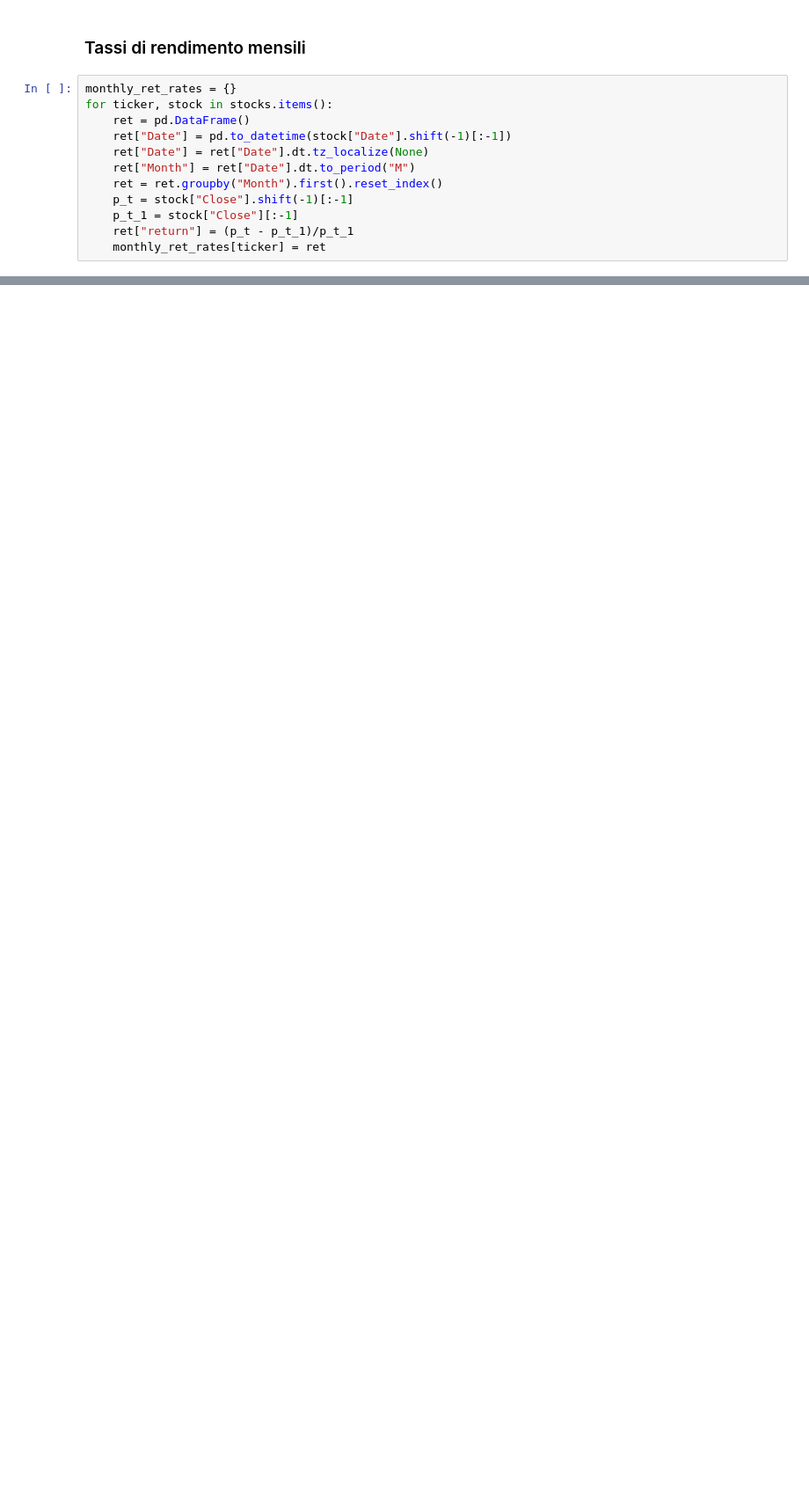
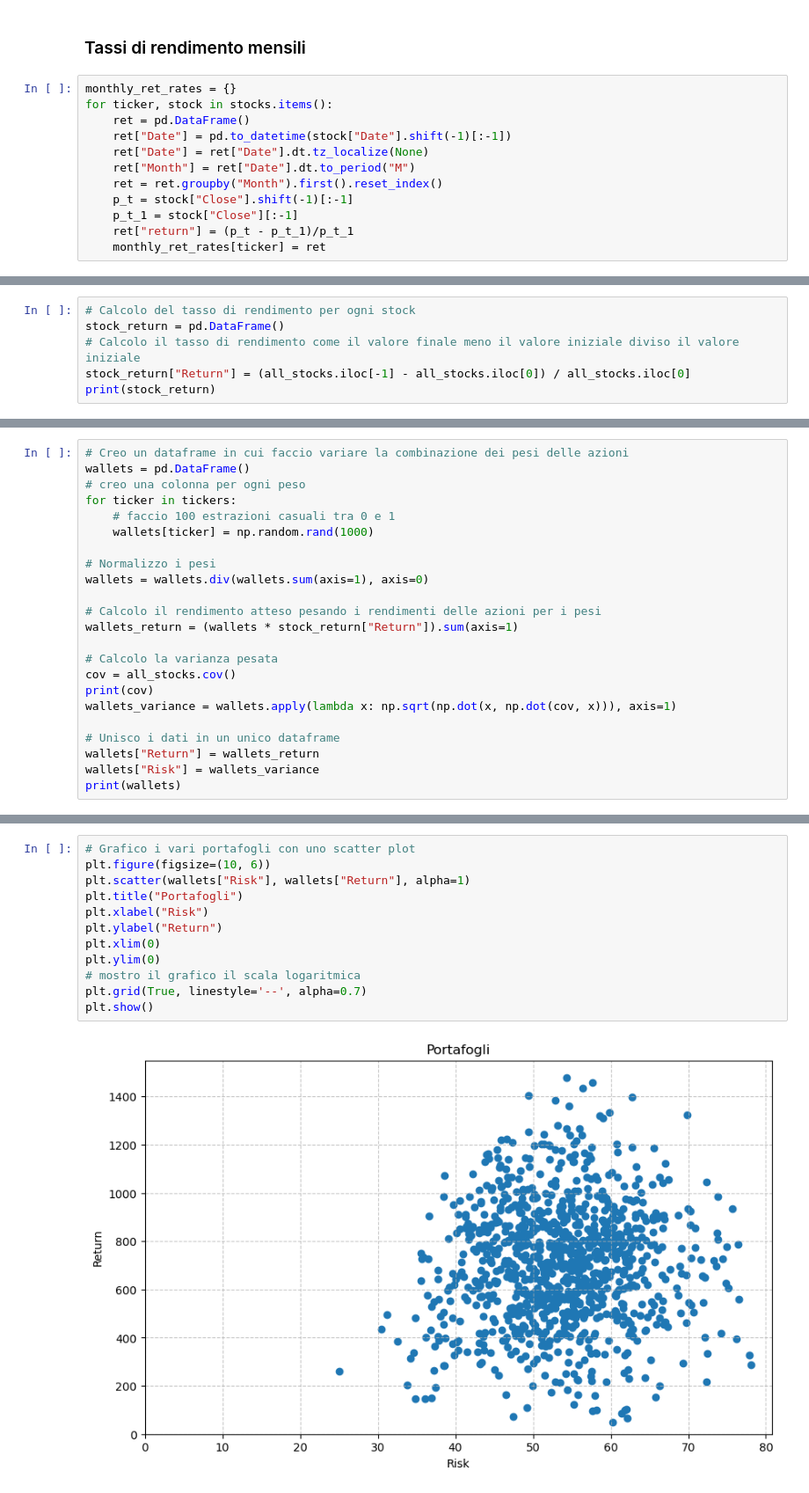
Before and after one commit to LucaFalasca/FinancialMarketAnalysis, a Jupyter notebook: rendimenti.ipynb, the cells around one changed output, grey strips where cells are left out. Shown at 88% size. Cells and saved outputs as stored; diff of their text form; blank space fills up the shorter version.

Commit message:
Insieme dei portafogli fattibili

```diff
--- a/rendimenti.ipynb
+++ b/rendimenti.ipynb
@@ -160,0 +182,6 @@ for ticker, ret in monthly_ret_rates.items():
+# %%
+# Calcolo del tasso di rendimento per ogni stock
+stock_return = pd.DataFrame()
+# Calcolo il tasso di rendimento come il valore finale meno il valore iniziale diviso il valore iniziale
+stock_return["Return"] = (all_stocks.iloc[-1] - all_stocks.iloc[0]) / all_stocks.iloc[0]
+print(stock_return)
@@ -160,0 +197,23 @@ for ticker, ret in monthly_ret_rates.items():
+# %%
+# Creo un dataframe in cui faccio variare la combinazione dei pesi delle azioni
+wallets = pd.DataFrame()
+# creo una colonna per ogni peso
+for ticker in tickers:
+    # faccio 100 estrazioni casuali tra 0 e 1
+    wallets[ticker] = np.random.rand(1000)
+
+# Normalizzo i pesi
+wallets = wallets.div(wallets.sum(axis=1), axis=0)
+
+# Calcolo il rendimento atteso pesando i rendimenti delle azioni per i pesi
+wallets_return = (wallets * stock_return["Return"]).sum(axis=1)
+
+# Calcolo la varianza pesata
+cov = all_stocks.cov()
+print(cov)
+wallets_variance = wallets.apply(lambda x: np.sqrt(np.dot(x, np.dot(cov, x))), axis=1)
+
+# Unisco i dati in un unico dataframe
+wallets["Return"] = wallets_return
+wallets["Risk"] = wallets_variance
+print(wallets)
@@ -160,0 +241,14 @@ for ticker, ret in monthly_ret_rates.items():
+# %%
+# Grafico i vari portafogli con uno scatter plot
+plt.figure(figsize=(10, 6))
+plt.scatter(wallets["Risk"], wallets["Return"], alpha=1)
+plt.title("Portafogli")
+plt.xlabel("Risk")
+plt.ylabel("Return")
+plt.xlim(0)
+plt.ylim(0)
+# mostro il grafico il scala logaritmica
+plt.grid(True, linestyle='--', alpha=0.7)
+plt.show()
+# %% [output]
+[figure, added]
```
Also changed, not shown: parts of 13 cells of this notebook.
